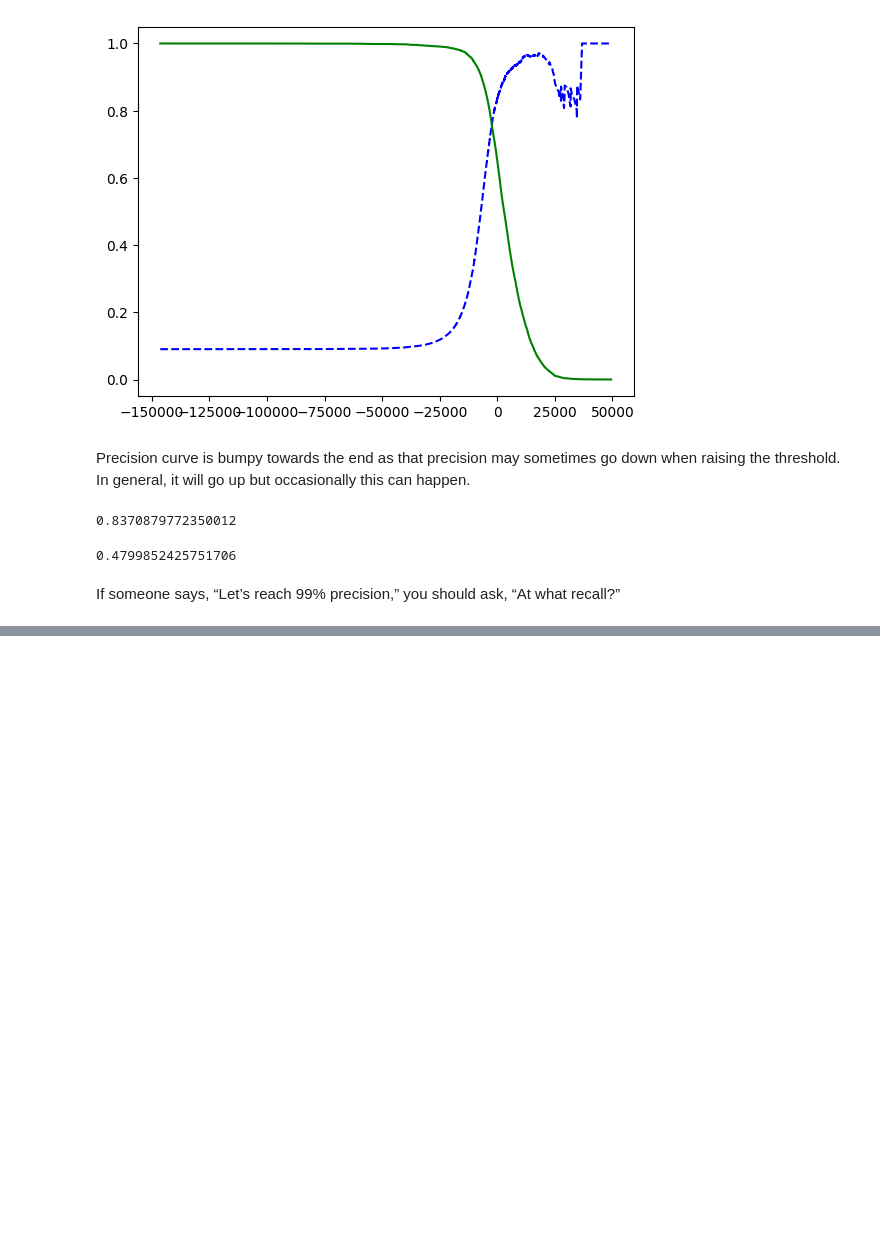
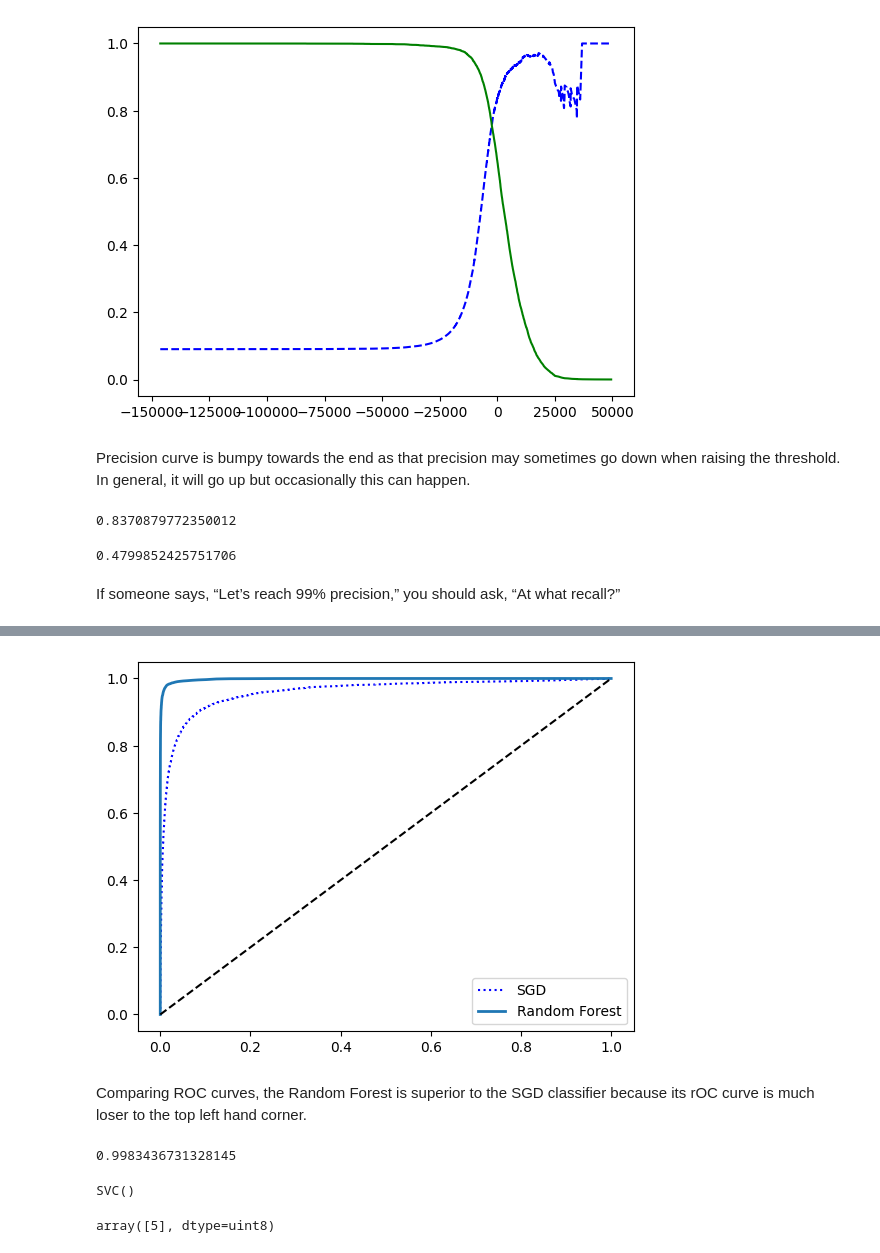
Before and after one commit to neilmartindev/handsonml, a Jupyter notebook: handsonml-chapter3.ipynb, the cells around one changed output, grey strips where cells are left out. Saved outputs shown, nothing was run; the diff lists cells and outputs as text; code cells hidden in the pictures; blank space fills up the shorter version.

```diff
--- a/handsonml-chapter3.ipynb
+++ b/handsonml-chapter3.ipynb
@@ -155,0 +177,21 @@ If someone says, “Let’s reach 99% precision,” you should ask, “At what r
+# %%
+from sklearn.ensemble import RandomForestClassifier
+
+forest_clf = RandomForestClassifier(random_state=42)
+y_probas_forest = cross_val_predict(forest_clf, X_train, y_train_5, cv=3, method="predict_proba")
+# %%
+y_scores_forest = y_probas_forest[:, 1] # score = proba of positive class
+fpr_forest, tpr_forest, thresholds_holds = roc_curve(y_train_5, y_scores_forest)
+# %%
+plt.plot(fpr, tpr, "b:", label="SGD")
+plot_roc_curve(fpr_forest, tpr_forest, "Random Forest")
+plt.legend(loc="lower right")
+plt.show()
+# %% [output]
+[figure, added]
+# %% [markdown]
+Comparing ROC curves, the Random Forest is superior to the SGD classifier because its rOC curve is much loser to the top left hand corner.
+# %%
+roc_auc_score(y_train_5, y_scores_forest)
+# %% [output]
+0.9983436731328145
@@ -155,0 +202,8 @@ If someone says, “Let’s reach 99% precision,” you should ask, “At what r
+# %%
+svm_clf.fit(X_train, y_train)
+# %% [output]
+SVC()
+# %%
+svm_clf.predict([some_digit])
+# %% [output]
+array([5], dtype=uint8)
```
Also changed, not shown: parts of 22 cells of this notebook.
